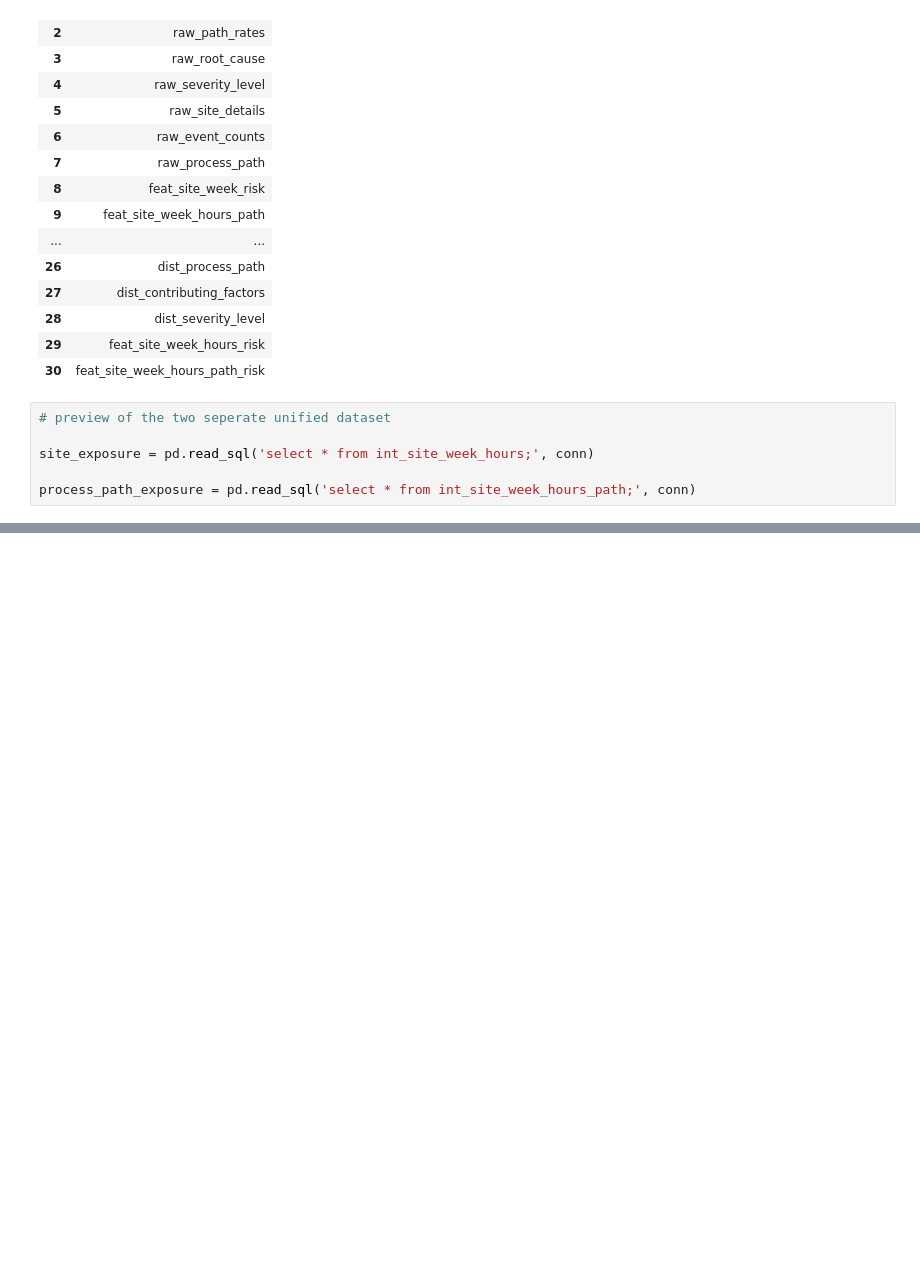
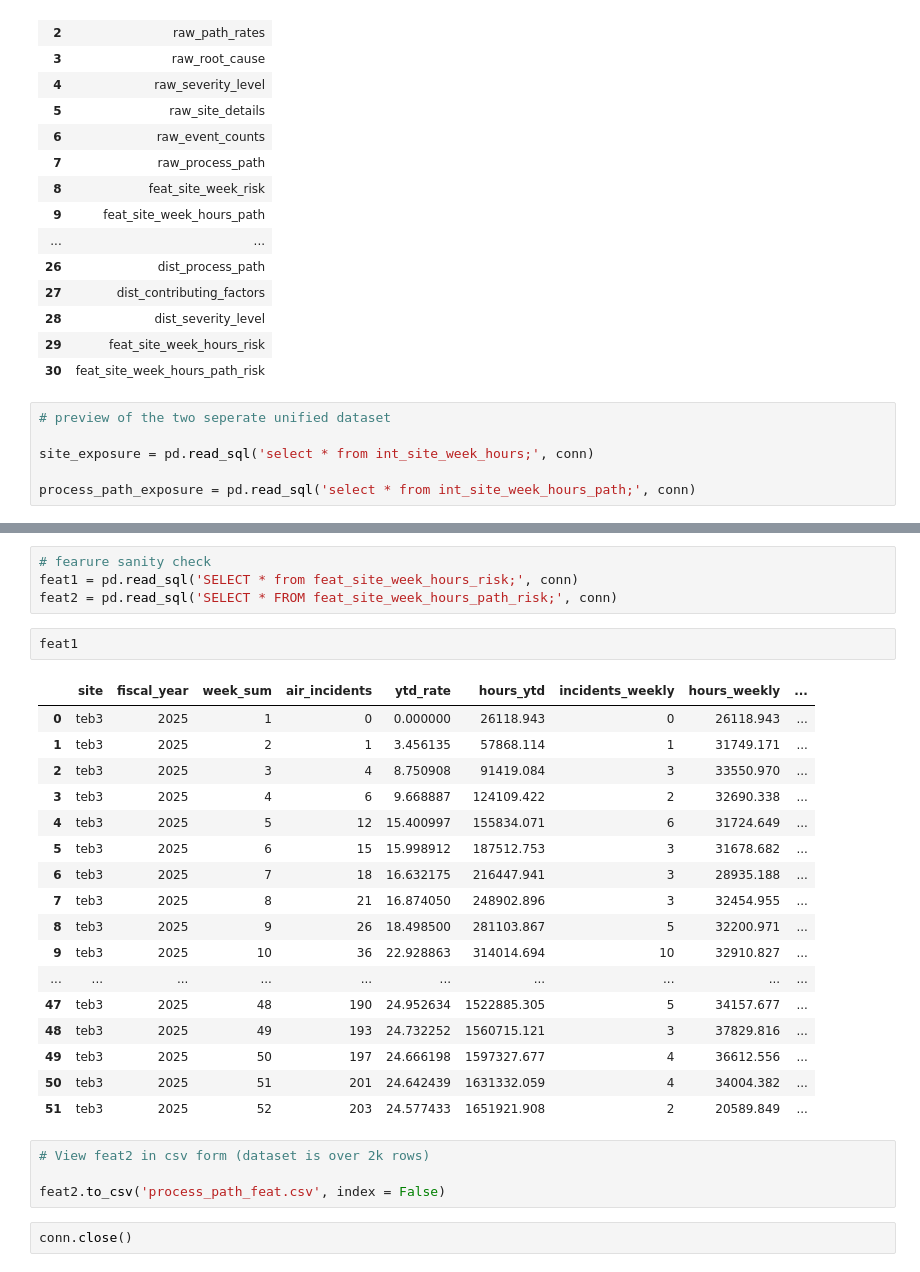
Before and after one commit to JudeMirac/Saftey-Risk-Analysis, a Jupyter notebook: notebooks/data_health_checks.ipynb, the cells around one changed output, grey strips where cells are left out. Cells and saved outputs as stored; diff of their text form; blank space fills up the shorter version.

```diff
--- a/notebooks/data_health_checks.ipynb
+++ b/notebooks/data_health_checks.ipynb
@@ -78,0 +98,30 @@ site_exposure.drop(columns = ['period_name', 'contractor_hours'])
+# %%
+# fearure sanity check
+feat1 = pd.read_sql('SELECT * from feat_site_week_hours_risk;', conn)
+feat2 = pd.read_sql('SELECT * FROM feat_site_week_hours_path_risk;', conn)
+# %%
+feat1
+# %% [output]
+|  | site | fiscal_year | week_sum | air_incidents | ytd_rate | hours_ytd | incidents_weekly | hours_weekly | ... |
+| 0 | teb3 | 2025 | 1 | 0 | 0.000000 | 26118.943 | 0 | 26118.943 | ... |
+| 1 | teb3 | 2025 | 2 | 1 | 3.456135 | 57868.114 | 1 | 31749.171 | ... |
+| 2 | teb3 | 2025 | 3 | 4 | 8.750908 | 91419.084 | 3 | 33550.970 | ... |
+| 3 | teb3 | 2025 | 4 | 6 | 9.668887 | 124109.422 | 2 | 32690.338 | ... |
+| 4 | teb3 | 2025 | 5 | 12 | 15.400997 | 155834.071 | 6 | 31724.649 | ... |
+| 5 | teb3 | 2025 | 6 | 15 | 15.998912 | 187512.753 | 3 | 31678.682 | ... |
+| 6 | teb3 | 2025 | 7 | 18 | 16.632175 | 216447.941 | 3 | 28935.188 | ... |
+| 7 | teb3 | 2025 | 8 | 21 | 16.874050 | 248902.896 | 3 | 32454.955 | ... |
+| 8 | teb3 | 2025 | 9 | 26 | 18.498500 | 281103.867 | 5 | 32200.971 | ... |
+| 9 | teb3 | 2025 | 10 | 36 | 22.928863 | 314014.694 | 10 | 32910.827 | ... |
+| ... | ... | ... | ... | ... | ... | ... | ... | ... | ... |
+| 47 | teb3 | 2025 | 48 | 190 | 24.952634 | 1522885.305 | 5 | 34157.677 | ... |
+| 48 | teb3 | 2025 | 49 | 193 | 24.732252 | 1560715.121 | 3 | 37829.816 | ... |
+| 49 | teb3 | 2025 | 50 | 197 | 24.666198 | 1597327.677 | 4 | 36612.556 | ... |
+| 50 | teb3 | 2025 | 51 | 201 | 24.642439 | 1631332.059 | 4 | 34004.382 | ... |
+| 51 | teb3 | 2025 | 52 | 203 | 24.577433 | 1651921.908 | 2 | 20589.849 | ... |
+# %%
+# View feat2 in csv form (dataset is over 2k rows)
+
+feat2.to_csv('process_path_feat.csv', index = False)
+# %%
+conn.close()
```
Also changed, not shown: parts of 5 cells of this notebook, 3 other files.
